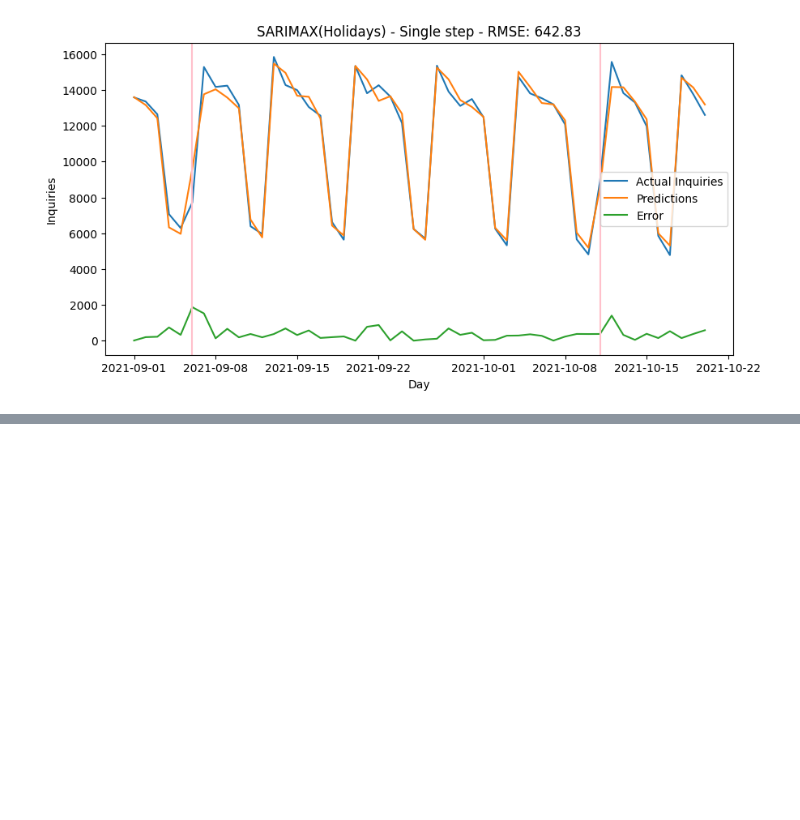
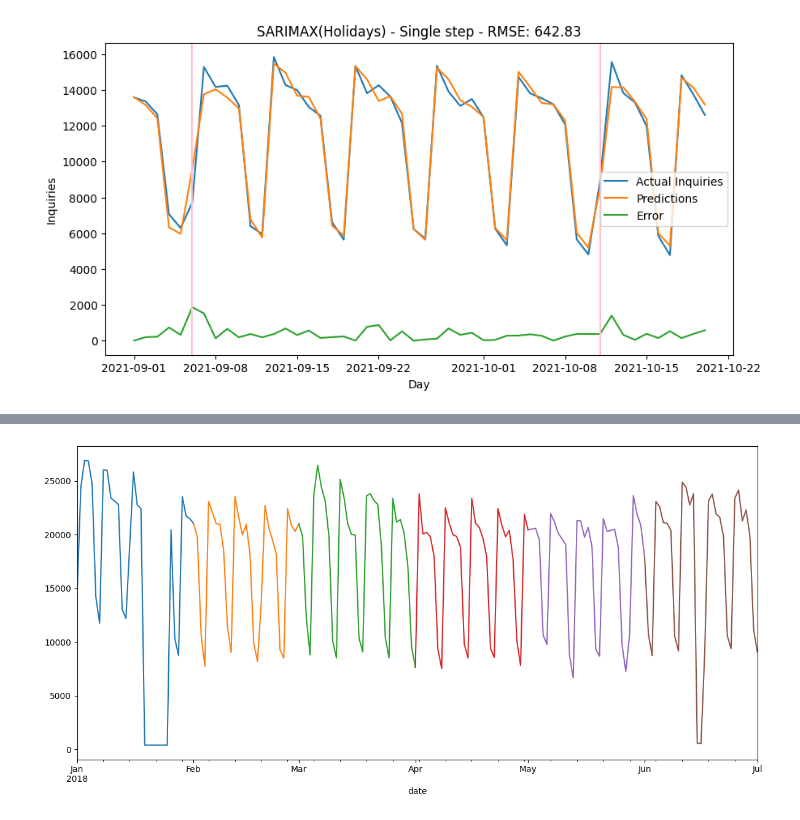
Before and after one commit to manali146/Call-Count-Forecasting, a Jupyter notebook: 03_Statistical_Models/06-02-SARIMAX - Singlestep.ipynb, the cells around one changed output, grey strips where cells are left out. Cells and saved outputs as stored; diff of their text form; code cells hidden in the pictures; blank space fills up the shorter version.

```diff
--- a/03_Statistical_Models/06-02-SARIMAX - Singlestep.ipynb
+++ b/03_Statistical_Models/06-02-SARIMAX - Singlestep.ipynb
@@ -449,0 +480,10 @@ plt.show()
+# %%
+ax = df['Inquiries_NonStat']['2018-01-01':'2018-02-01'].plot(kind='line', subplots=False, rot=0, figsize=(12, 6))
+ax = df['Inquiries_NonStat']['2018-02-01':'2018-03-01'].plot(kind='line', subplots=False, rot=0, figsize=(12, 6))
+ax = df['Inquiries_NonStat']['2018-03-01':'2018-04-01'].plot(kind='line', subplots=False, rot=0, figsize=(12, 6))
+ax = df['Inquiries_NonStat']['2018-04-01':'2018-05-01'].plot(kind='line', subplots=False, rot=0, figsize=(12, 6))
+ax = df['Inquiries_NonStat']['2018-05-01':'2018-06-01'].plot(kind='line', subplots=False, rot=0, figsize=(12, 6))
+ax = df['Inquiries_NonStat']['2018-06-01':'2018-07-01'].plot(kind='line', subplots=False, rot=0, figsize=(12, 6))
+plt.tight_layout()
+# %% [output]
+[figure, added]
```
Also changed, not shown: parts of 18 cells of this notebook.
